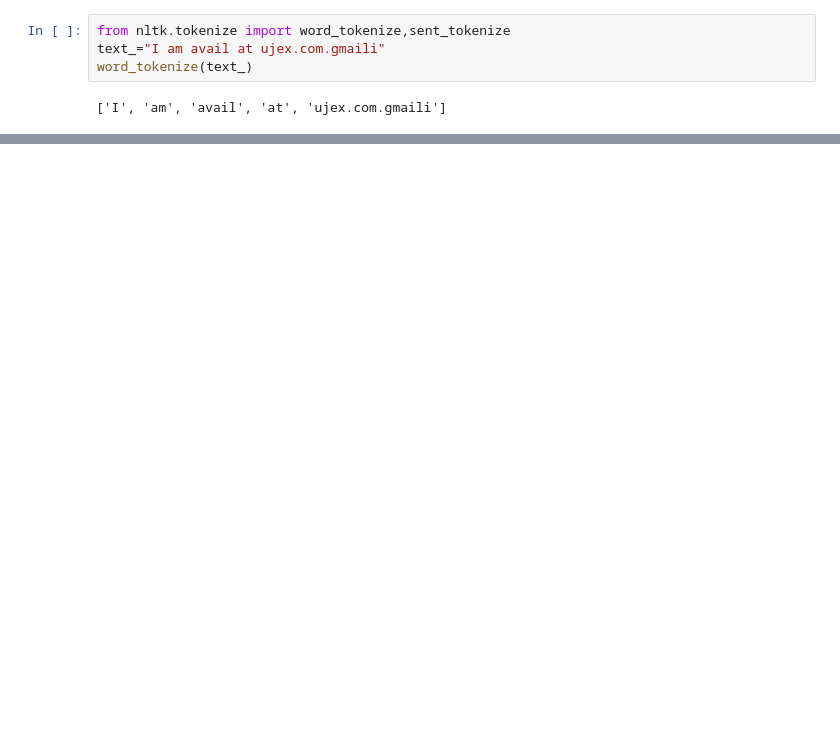
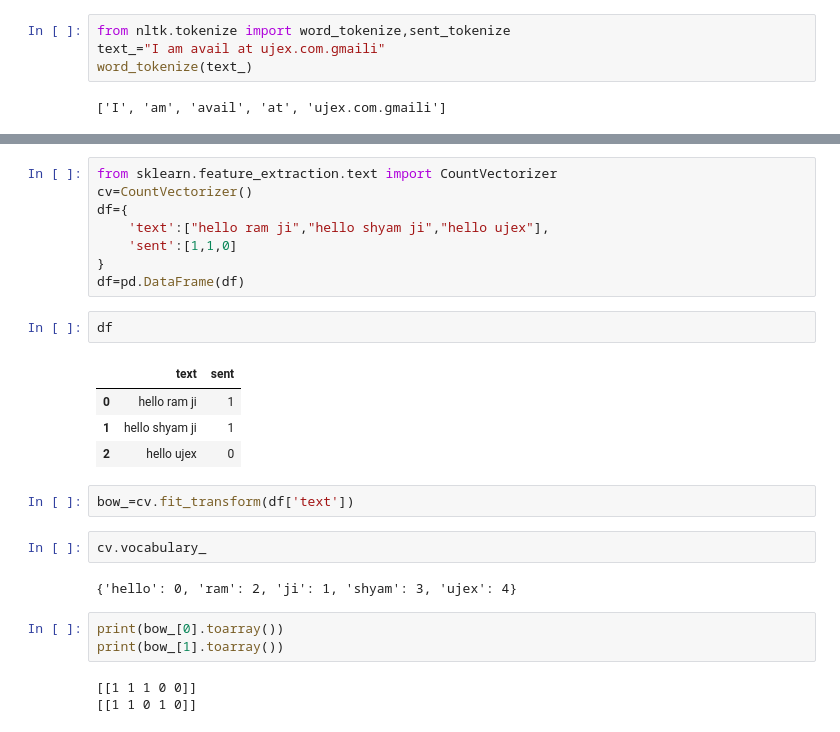
Before and after one commit to ujjwal0414/SmsSpamClassfier, a Jupyter notebook: SpamClassifier.ipynb, the cells around one changed output, grey strips where cells are left out. Cells and saved outputs as stored; diff of their text form; blank space fills up the shorter version.

```diff
--- a/SpamClassifier.ipynb
+++ b/SpamClassifier.ipynb
@@ -337,0 +409,27 @@ def stem_word(sample):
+# %%
+from sklearn.feature_extraction.text import CountVectorizer
+cv=CountVectorizer()
+df={
+    'text':["hello ram ji","hello shyam ji","hello ujex"],
+    'sent':[1,1,0]
+}
+df=pd.DataFrame(df)
+# %%
+df
+# %% [output]
+|  | text | sent |
+| 0 | hello ram ji | 1 |
+| 1 | hello shyam ji | 1 |
+| 2 | hello ujex | 0 |
+# %%
+bow_=cv.fit_transform(df['text'])
+# %%
+cv.vocabulary_
+# %% [output]
+{'hello': 0, 'ram': 2, 'ji': 1, 'shyam': 3, 'ujex': 4}
+# %%
+print(bow_[0].toarray())
+print(bow_[1].toarray())
+# %% [output]
+[[1 1 1 0 0]]
+[[1 1 0 1 0]]
```
Also changed, not shown: parts of 9 cells of this notebook.
